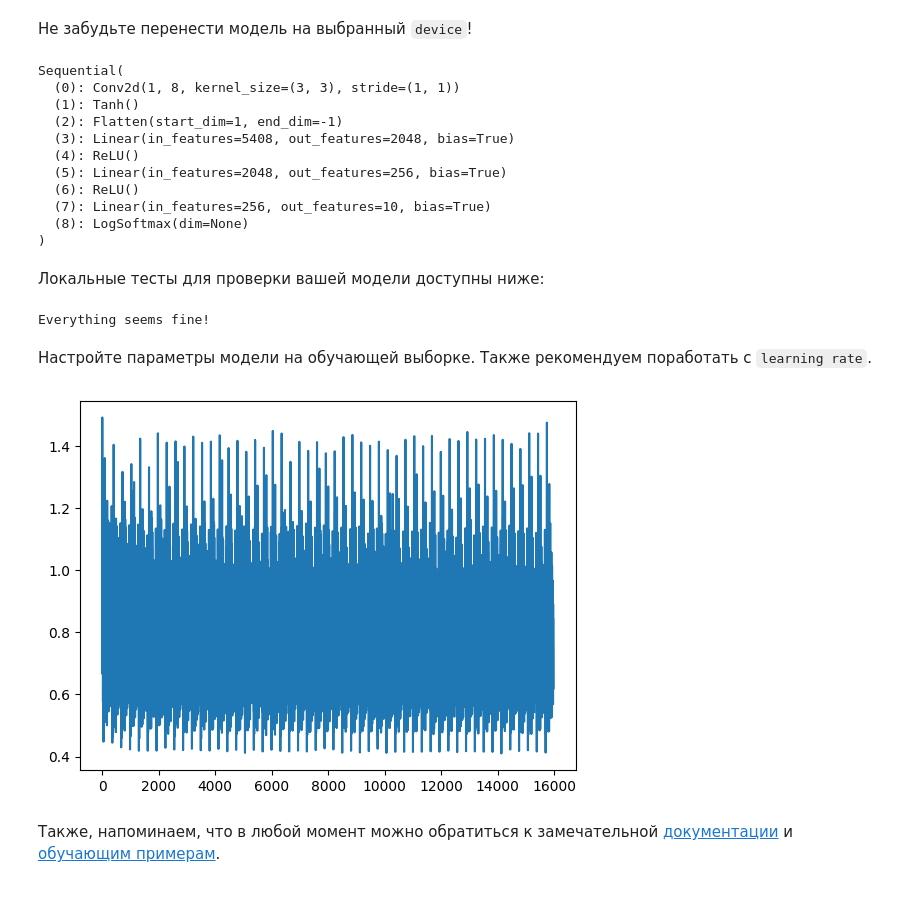
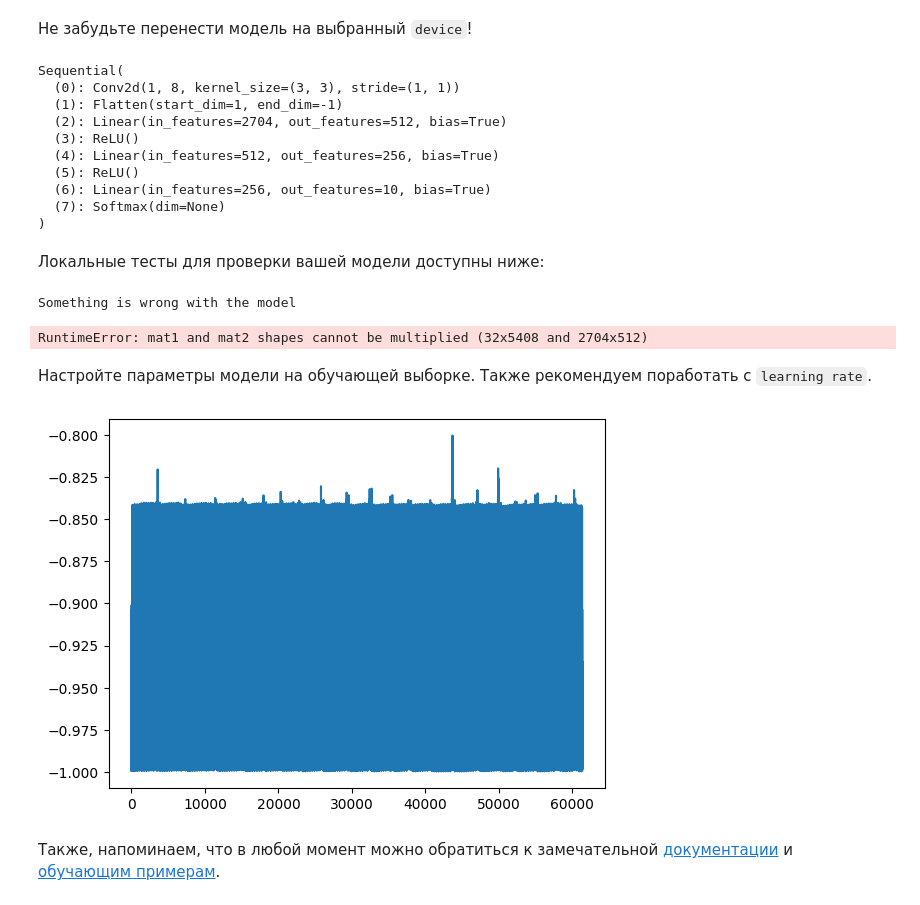
Before and after one commit to slavatlsn/slavatlsn.github.io, a Jupyter notebook: homeworks/hw01_classification/02_hw_fmnist_classification.ipynb, the cells around one changed output. Drawn from its saved outputs; the diff is of its cells as text; code cells hidden in the pictures.

```diff
--- a/homeworks/hw01_classification/02_hw_fmnist_classification.ipynb
+++ b/homeworks/hw01_classification/02_hw_fmnist_classification.ipynb
@@ -169,18 +169,16 @@ Text(0.5, 1.0, 'Image label: 3')
 
 __Внимание, ваша модель должна быть представлена именно переменной `model_task_1`. На вход ей должен приходить тензор размерностью (1, 28, 28).__
 # %%
-
 # Creating model instance
 model_task_1 = nn.Sequential(
    nn.Conv2d(1, 8, kernel_size = 3),
-   nn.Tanh(),
    nn.Flatten(),
    nn.Linear(5408, 2048),
    nn.ReLU(),
    nn.Linear(2048, 256),
    nn.ReLU(),
    nn.Linear(256, 10),
-   nn.LogSoftmax()
+   nn.Softmax()
 )
 # your code here
 # %% [markdown]
@@ -190,14 +188,13 @@ model_task_1.to(device)
 # %% [output]
 Sequential(
   (0): Conv2d(1, 8, kernel_size=(3, 3), stride=(1, 1))
-  (1): Tanh()
-  (2): Flatten(start_dim=1, end_dim=-1)
-  (3): Linear(in_features=5408, out_features=2048, bias=True)
-  (4): ReLU()
-  (5): Linear(in_features=2048, out_features=256, bias=True)
-  (6): ReLU()
-  (7): Linear(in_features=256, out_features=10, bias=True)
-  (8): LogSoftmax(dim=None)
+  (1): Flatten(start_dim=1, end_dim=-1)
+  (2): Linear(in_features=2704, out_features=512, bias=True)
+  (3): ReLU()
+  (4): Linear(in_features=512, out_features=256, bias=True)
+  (5): ReLU()
+  (6): Linear(in_features=256, out_features=10, bias=True)
+  (7): Softmax(dim=None)
 )
 # %% [markdown]
 Локальные тесты для проверки вашей модели доступны ниже:
@@ -222,33 +219,34 @@ assert y_predicted.shape[-1] == 10, "Model should predict 10 logits/probas"
 print("Everything seems fine!")
 # __________end of block__________
 # %% [output]
-Everything seems fine!
+Something is wrong with the model
+RuntimeError: mat1 and mat2 shapes cannot be multiplied (32x5408 and 2704x512)
 # %% [markdown]
 Настройте параметры модели на обучающей выборке. Также рекомендуем поработать с `learning rate`.
 # %%
 # your code here
 l = nn.NLLLoss()
-optim = torch.optim.Adam(model_task_1.parameters(), lr = 0.003, weight_decay=0.07)
+optim = torch.optim.Adam(model_task_1.parameters(), lr = 0.0001, weight_decay=0.0007)
 losses = []
 i = 0
 num_epochs = 200
 
 for i in range(num_epochs):
   for imgs, trgs in test_data_loader:
     optim.zero_grad()
     pred = model_task_1(imgs.to(device))
     loss = l(pred, trgs.to(device))
     losses.append(loss.to('cpu'))
     loss.backward()
     optim.step()
   if(i % 5 == 0):
     with torch.no_grad():
       clear_output(True)
       plt.plot(losses)
       plt.show()
   i += 1
 # %% [output]
-[figure, old version]
+[figure, new version]
 # %% [markdown]
 Также, напоминаем, что в любой момент можно обратиться к замечательной [документации](https://pytorch.org/docs/stable/index.html) и [обучающим примерам](https://pytorch.org/tutorials/).
 # %% [markdown]
```
Also changed, not shown: parts of 2 cells of this notebook.
